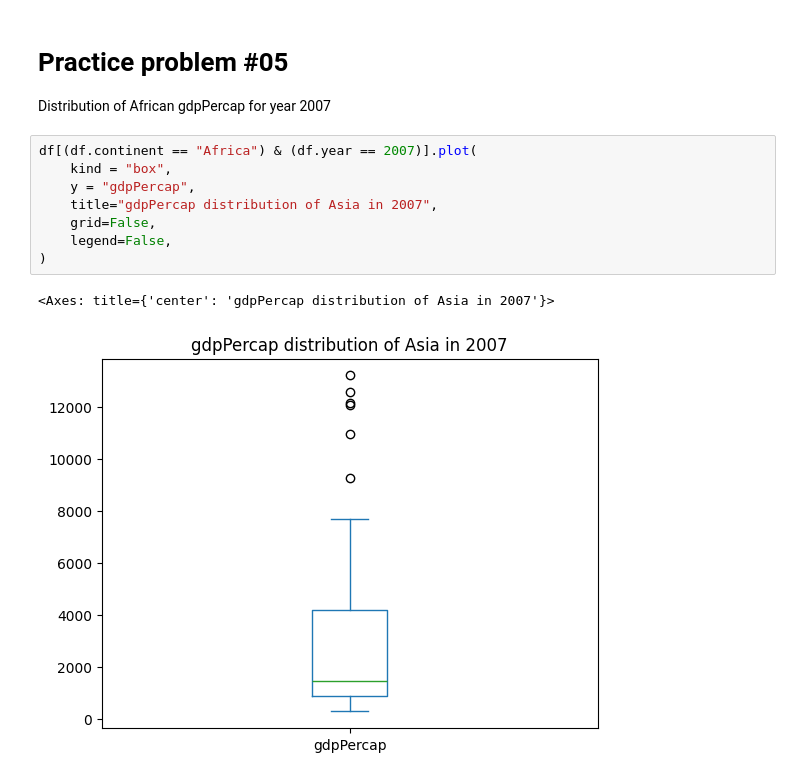
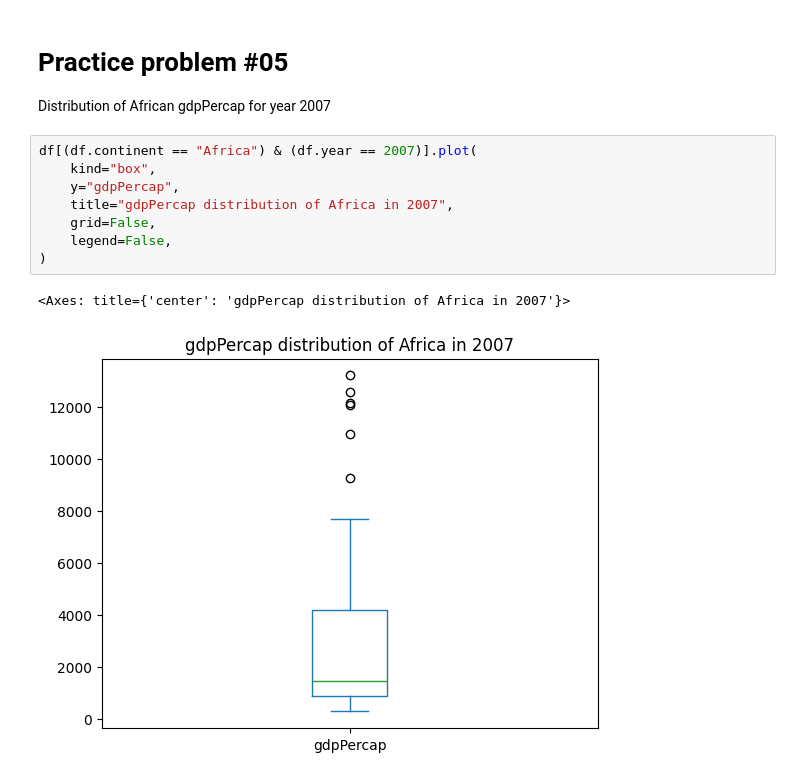
Before and after one commit to Armagaan/ml_hindu_college, a Jupyter notebook: solutions/pandas03.ipynb, the cells around one changed output. Saved outputs shown, nothing was run; the diff lists cells and outputs as text.

Commit message:
typo in plot title

```diff
--- a/solutions/pandas03.ipynb
+++ b/solutions/pandas03.ipynb
@@ -234,14 +234,14 @@ df_country.plot(
 Distribution of African gdpPercap for year 2007
 # %%
 df[(df.continent == "Africa") & (df.year == 2007)].plot(
-    kind = "box",
-    y = "gdpPercap",
-    title="gdpPercap distribution of Asia in 2007",
+    kind="box",
+    y="gdpPercap",
+    title="gdpPercap distribution of Africa in 2007",
     grid=False,
     legend=False,
 )
 # %% [output]
-<Axes: title={'center': 'gdpPercap distribution of Asia in 2007'}>
+<Axes: title={'center': 'gdpPercap distribution of Africa in 2007'}>
-[figure, old version]
+[figure, new version]
 # %%
 df[(df.continent == "Africa") & (df.year == 2007)].plot(
```
Also changed, not shown: parts of 1 cell of this notebook.
